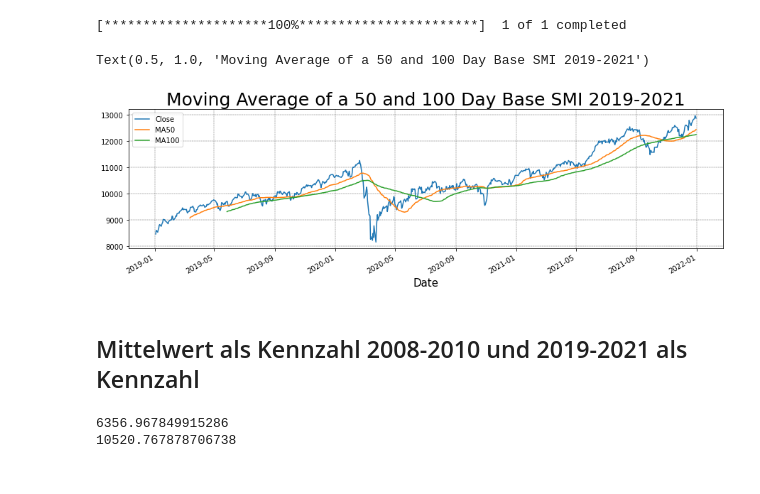
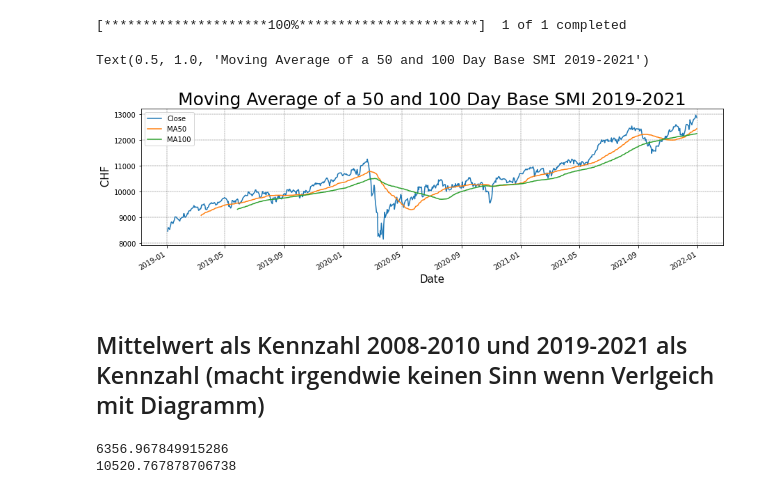
Before and after one commit to Darioschuerch/Project_MRWAM69.F2201_Marzer_Schuerch, a Jupyter notebook: Project/Project_MRWAM69.F2201_Marzer_Schuerch.ipynb, the cells around one changed output. Cells and saved outputs as stored; diff of their text form; code cells hidden in the pictures.

```diff
--- a/Project/Project_MRWAM69.F2201_Marzer_Schuerch.ipynb
+++ b/Project/Project_MRWAM69.F2201_Marzer_Schuerch.ipynb
@@ -88,18 +92,19 @@ SMI_19.to_csv("SMI_19.csv",index = False)
 # %%
 SMI_19["MA50"] = SMI_19["Close"].rolling(50).mean()
 SMI_19["MA100"] = SMI_19["Close"].rolling(100).mean()
 SMI_19["Close"].plot(figsize = (15,4))
 SMI_19["MA50"].plot()
 SMI_19["MA100"].plot()
 plt.grid(which="major", color='k', linestyle='-.', linewidth=0.3)
 plt.legend()
+plt.ylabel(" CHF", fontsize =15)
 plt.xlabel("Date", fontsize =15)
 plt.title("Moving Average of a 50 and 100 Day Base SMI 2019-2021", fontsize = 25)
 # %% [output]
 Text(0.5, 1.0, 'Moving Average of a 50 and 100 Day Base SMI 2019-2021')
-[figure, old version]
+[figure, new version]
 # %% [markdown]
-## Mittelwert als Kennzahl 2008-2010 und 2019-2021 als Kennzahl
+## Mittelwert als Kennzahl 2008-2010 und 2019-2021 als Kennzahl  (macht irgendwie keinen Sinn wenn Verlgeich mit Diagramm)
 # %%
 mean_SMI_08 = SMI_08["Close"].mean()
 mean_SMI_19 = SMI_19["Close"].mean()
```
Also changed, not shown: parts of 7 cells of this notebook, 4 other files.
